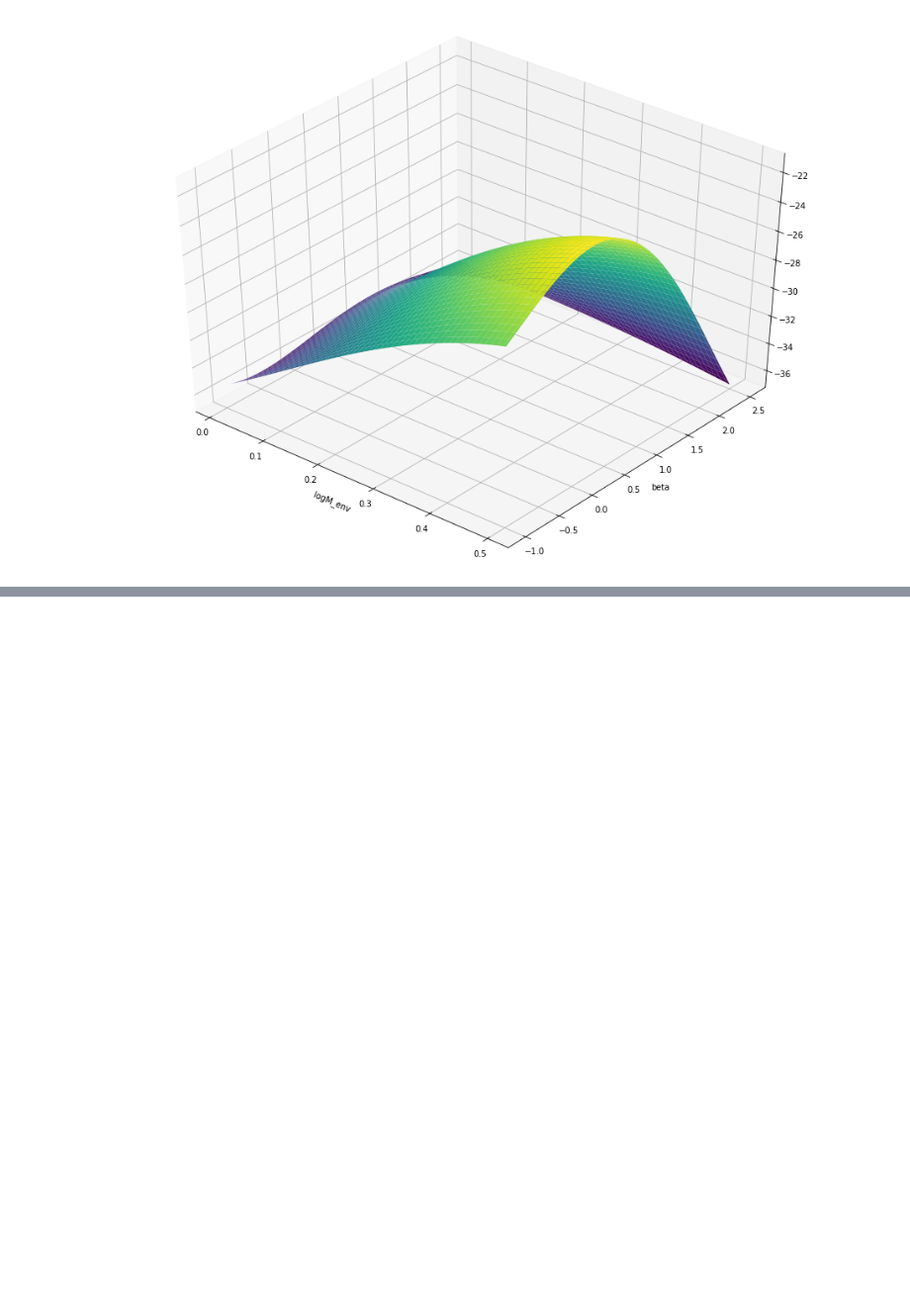
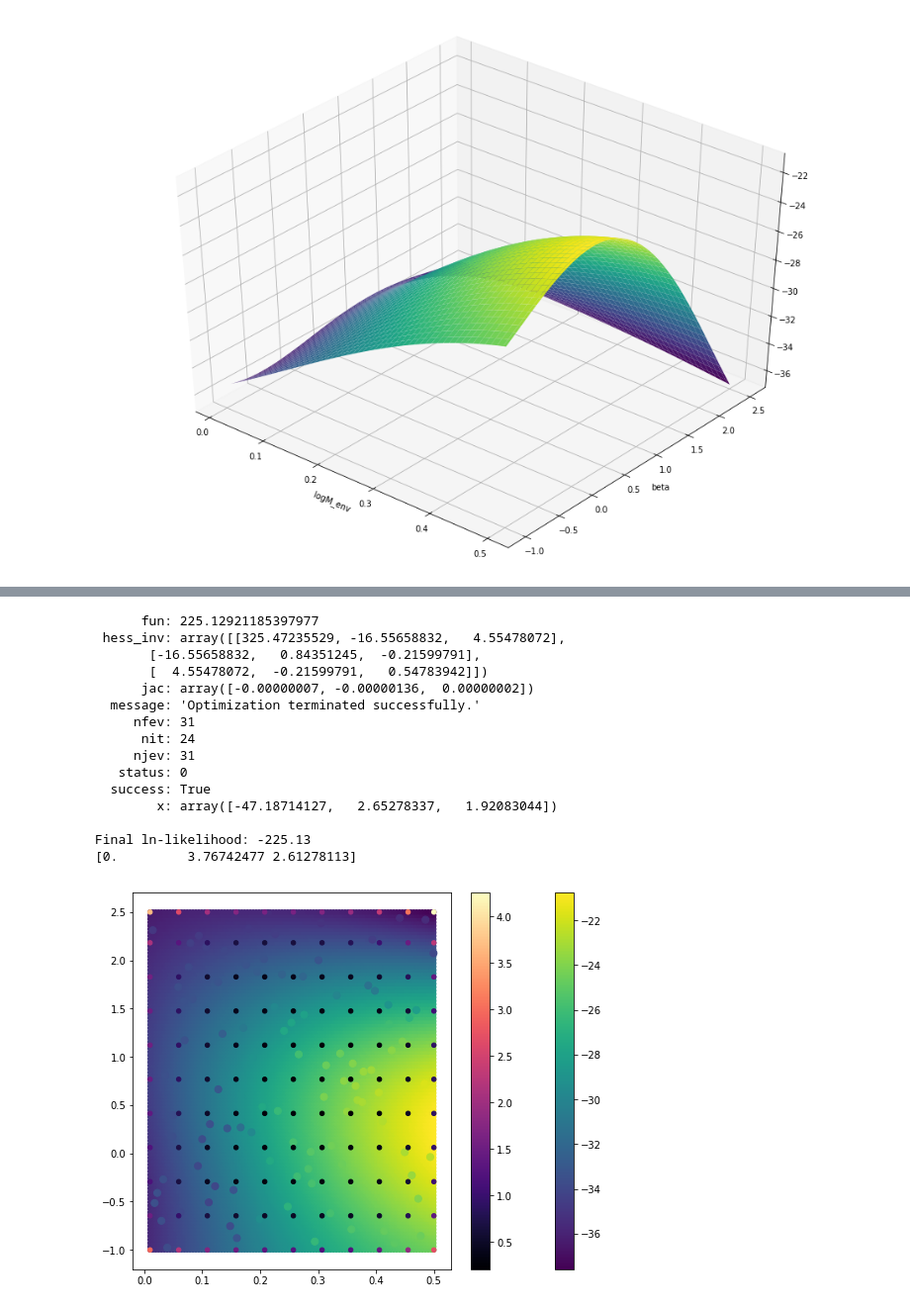
Before and after one commit to elizabethteng/crassula, a Jupyter notebook: george_2d_grid45.ipynb, the cells around one changed output, grey strips where cells are left out. Shown at 99% size. Cells and saved outputs as stored; diff of their text form; code cells hidden in the pictures; blank space fills up the shorter version.

Commit message:
i'm bad at commit messages

```diff
--- a/george_2d_grid45.ipynb
+++ b/george_2d_grid45.ipynb
@@ -232,0 +280,48 @@ plt.show()
+# %%
+def neg_ln_like(p):
+    gp.set_parameter_vector(p)
+    return -gp.log_likelihood(w0)
+
+def grad_neg_ln_like(p):
+    gp.set_parameter_vector(p)
+    return -gp.grad_log_likelihood(w0)
+
+result = minimize(neg_ln_like, gp.get_parameter_vector(), jac=grad_neg_ln_like)
+print(result)
+
+gp.set_parameter_vector(result.x)
+print("\nFinal ln-likelihood: {0:.2f}".format(gp.log_likelihood(w0)))
+
+print(np.sqrt(np.exp(gp.get_parameter_vector())))
+
+pred, pred_var = gp.predict(w0, x_pred, return_var=True)
+
+plt.figure(figsize=(9,7))
+style = dict(cmap='viridis', vmin=np.min(pred), vmax=np.max(pred))
+plt.scatter(np.array(x_pred)[:,0], np.array(x_pred)[:,1], c=pred, s=20, **style)
+plt.colorbar()
+plt.scatter(x[:, 0], x[:, 1], c=w0, s=50, **style)#,edgecolors='r')
+
+style = dict(cmap='magma', vmin=np.min(pred_var), vmax=np.max(pred_var))
+plt.scatter(np.array(x_pred)[sample,0], np.array(x_pred)[sample,1], c=pred_var[sample], s=20, **style)
+plt.colorbar()
+
+
+plt.show()
+# %% [output]
+      fun: 225.12921185397977
+ hess_inv: array([[325.47235529, -16.55658832,   4.55478072],
+       [-16.55658832,   0.84351245,  -0.21599791],
+       [  4.55478072,  -0.21599791,   0.54783942]])
+      jac: array([-0.00000007, -0.00000136,  0.00000002])
+  message: 'Optimization terminated successfully.'
+     nfev: 31
+      nit: 24
+     njev: 31
+   status: 0
+  success: True
+        x: array([-47.18714127,   2.65278337,   1.92083044])
+
+Final ln-likelihood: -225.13
+[0.         3.76742477 2.61278113]
+[figure, added]
```
Also changed, not shown: parts of 8 cells of this notebook, 3 other files.
